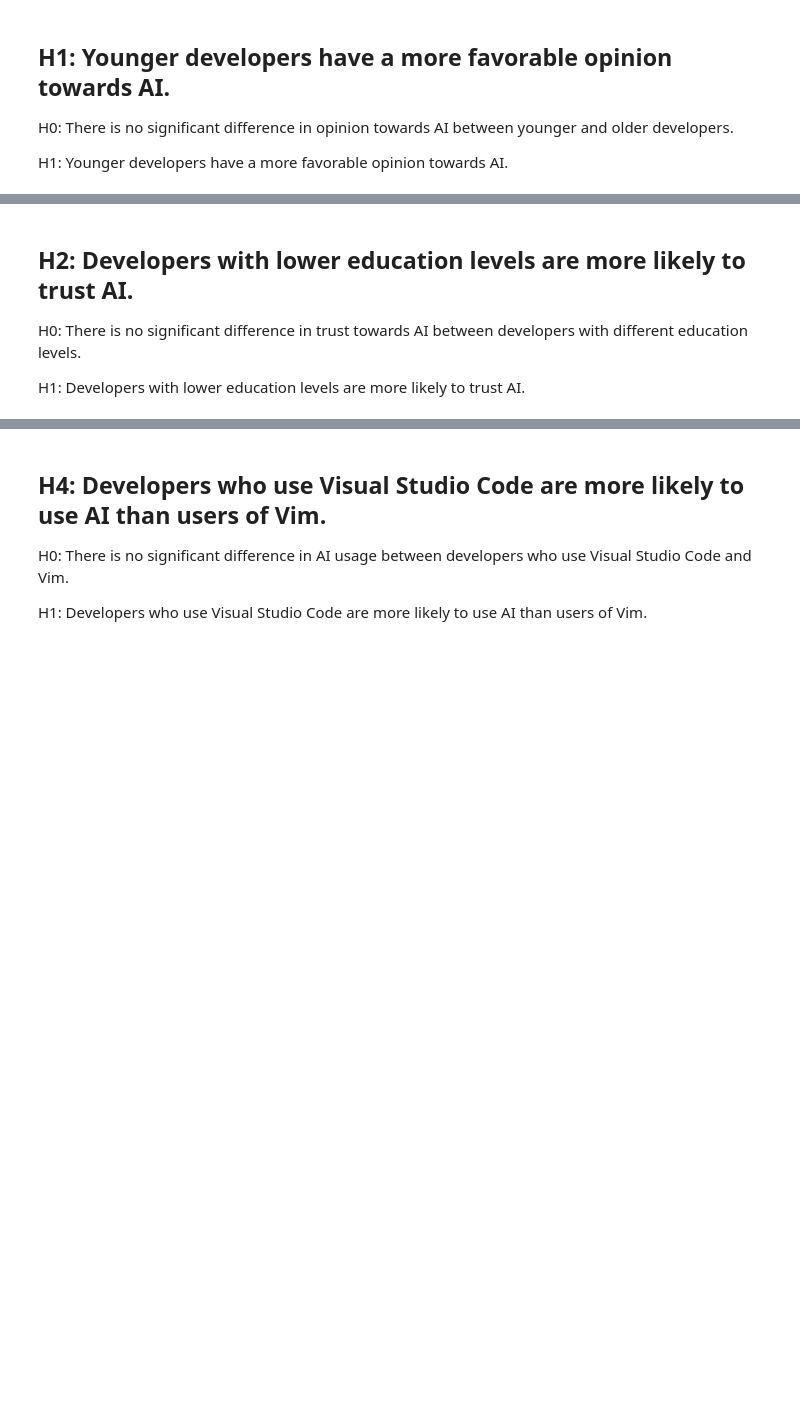
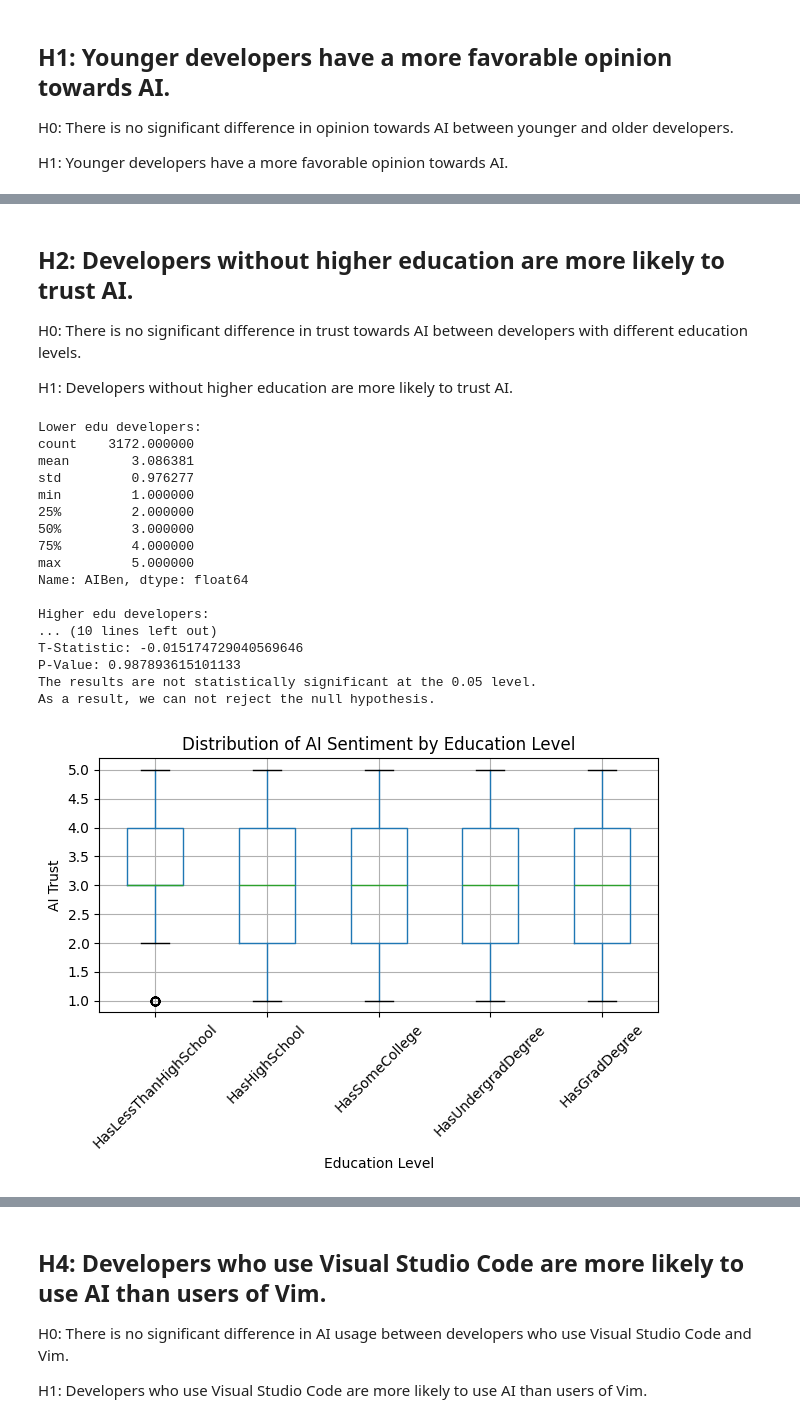
Before and after one commit to mackenly/ai-perception-and-adoption-in-the-developer-community, a Jupyter notebook: Notebook.ipynb, the cells around one changed output, grey strips where cells are left out. Saved outputs shown, nothing was run; the diff lists cells and outputs as text; code cells hidden in the pictures; blank space fills up the shorter version.

Commit message:
Inferential stats

```diff
--- a/Notebook.ipynb
+++ b/Notebook.ipynb
@@ -337,8 +361,78 @@ The results are statistically significant at the 0.05 level.
 [figure]
 # %% [markdown]
-## H2: Developers with lower education levels are more likely to trust AI.
+## H2: Developers without higher education are more likely to trust AI.
 
 H0: There is no significant difference in trust towards AI between developers with different education levels.
 
-H1: Developers with lower education levels are more likely to trust AI.
+H1: Developers without higher education are more likely to trust AI.
+# %%
+df_edu_cleaned = df_coded.copy()
+
+# remove rows where IsProfessionalDev is 0
+df_edu_cleaned = df_edu_cleaned[df_edu_cleaned['IsProfessionalDev'] == 1]
+
+# remove rows where AIBen is NA
+df_edu_cleaned = df_edu_cleaned.dropna(subset=['AIBen'])
+
+# Column names: HasGradDegree	HasUndergradDegree	HasSomeCollege	HasHighSchool	HasLessThanHighSchool
+# remove rows where all education columns are 0
+df_edu_cleaned = df_edu_cleaned[(df_edu_cleaned['HasGradDegree'] == 1) | (df_edu_cleaned['HasUndergradDegree'] == 1) | (df_edu_cleaned['HasSomeCollege'] == 1) | (df_edu_cleaned['HasHighSchool'] == 1) | (df_edu_cleaned['HasLessThanHighSchool'] == 1)]
+
+# Lower edu is 'HasLessThanHighSchool', 'HasHighSchool'
+lower_edu_developers = df_edu_cleaned[(df_edu_cleaned['HasLessThanHighSchool'] == 1) | (df_edu_cleaned['HasHighSchool'] == 1)]
+higher_edu_developers = df_edu_cleaned[(df_edu_cleaned['HasGradDegree'] == 1) | (df_edu_cleaned['HasUndergradDegree'] == 1) | (df_edu_cleaned['HasSomeCollege'] == 1)]
+
+# Describe data
+print(f'Lower edu developers: \n{lower_edu_developers["AIBen"].describe()}\n')
+print(f'Higher edu developers: \n{higher_edu_developers["AIBen"].describe()}\n')
+
+# Perform t-test
+t_statistic, p_value = stats.ttest_ind(lower_edu_developers['AIBen'], higher_edu_developers['AIBen'], equal_var=False)
+
+# Print the results
+print("T-Statistic:", t_statistic)
+print("P-Value:", p_value)
+
+# Determine if the results are statistically significant
+if p_value < 0.05:
+    print("The results are statistically significant at the 0.05 level.\nAs a result, we can reject the null hypothesis.")
+else:
+    print("The results are not statistically significant at the 0.05 level.\nAs a result, we can not reject the null hypothesis.")
+
+# Plot the distribution of AI trust for lower and higher education developers
+fig, ax = plt.subplots()
+df_edu_cleaned['Education'] = df_edu_cleaned[['HasGradDegree', 'HasUndergradDegree', 'HasSomeCollege', 'HasHighSchool', 'HasLessThanHighSchool']].idxmax(axis=1)
+# reorder the categories for the plot
+df_edu_cleaned['Education'] = pd.Categorical(df_edu_cleaned['Education'])
+temp_order = df_edu_cleaned['Education'].cat.categories
+new_order = [temp_order[2], temp_order[1], temp_order[3], temp_order[4], temp_order[0]]
+df_edu_cleaned['Education'] = df_edu_cleaned['Education'].cat.reorder_categories(new_order)
+
+df_edu_cleaned.boxplot(column='AIBen', by='Education', ax=ax)
+plt.title('Distribution of AI Sentiment by Education Level')
+plt.suptitle('')
+plt.xlabel('Education Level')
+plt.ylabel('AI Trust')
+plt.xticks(rotation=45)
+plt.tight_layout()
+plt.show()
+# %% [output]
+Lower edu developers:
+count    3172.000000
+mean        3.086381
+std         0.976277
+min         1.000000
+25%         2.000000
+50%         3.000000
+75%         4.000000
+max         5.000000
+Name: AIBen, dtype: float64
+
+Higher edu developers:
+... (10 lines left out)
+T-Statistic: -0.015174729040569646
+P-Value: 0.987893615101133
+The results are not statistically significant at the 0.05 level.
+As a result, we can not reject the null hypothesis.
+[figure, added]
 # %% [markdown]
```
Also changed, not shown: parts of 7 cells of this notebook.
